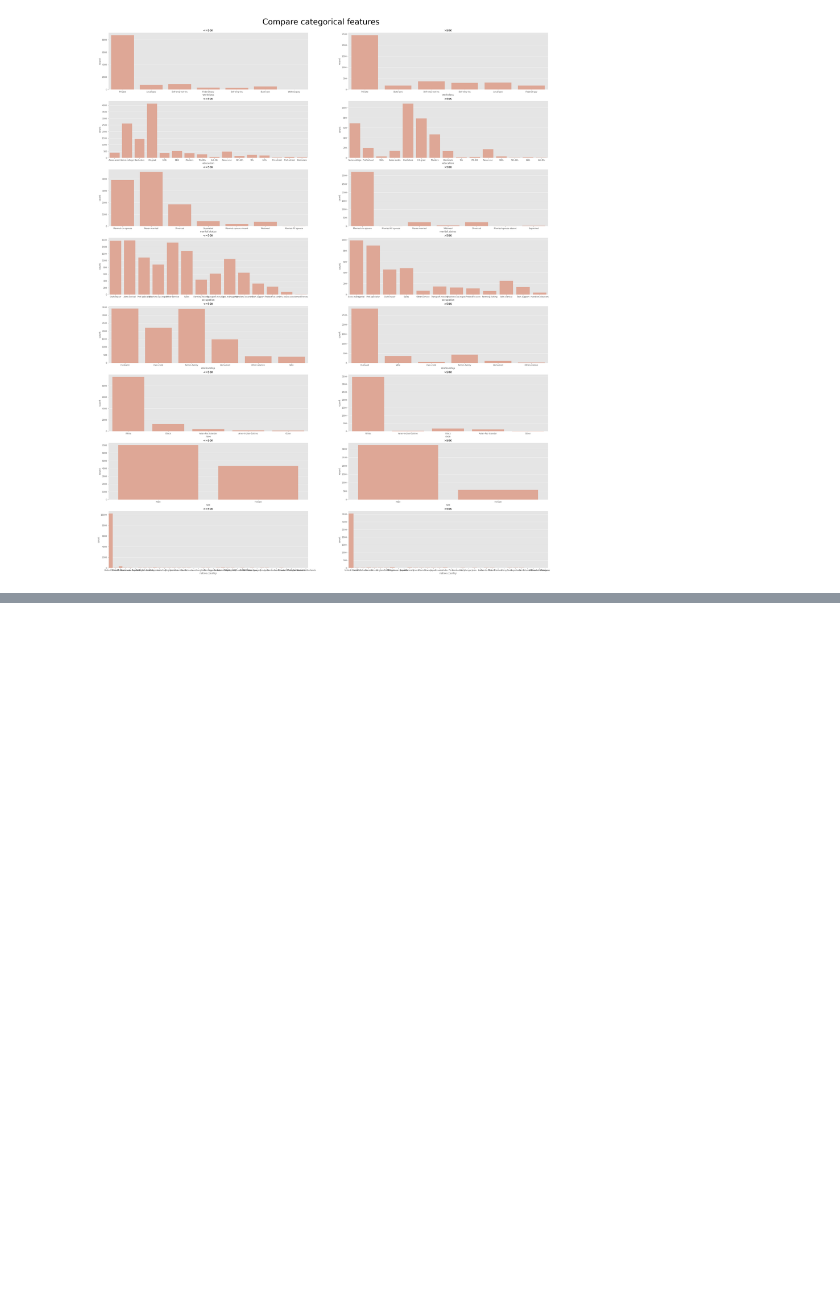
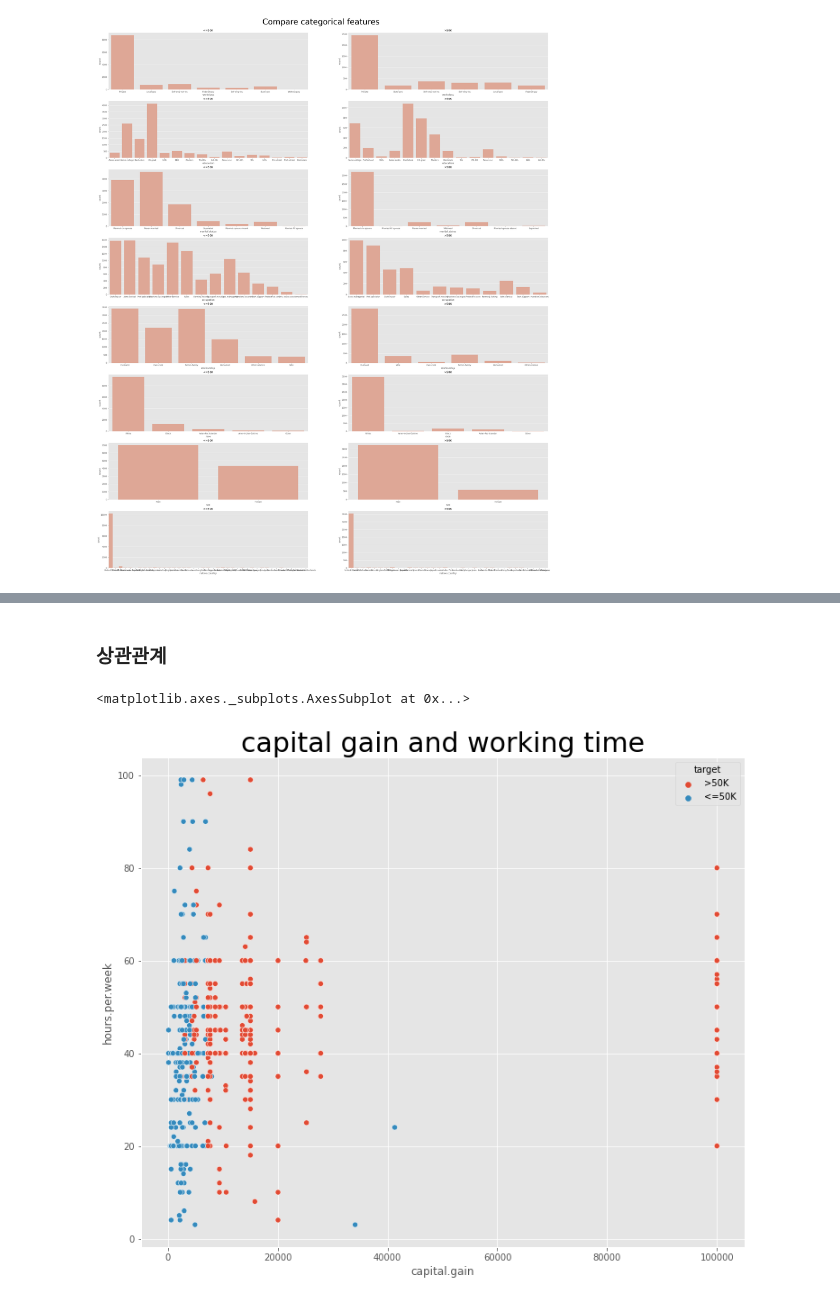
Before and after one commit to JJungEEun/dacon, a Jupyter notebook: 소득예측경진대회/소득예측경진대회.ipynb, the cells around one changed output, grey strips where cells are left out. Cells and saved outputs as stored; diff of their text form; code cells hidden in the pictures; blank space fills up the shorter version.

```diff
--- a/소득예측경진대회/소득예측경진대회.ipynb
+++ b/소득예측경진대회/소득예측경진대회.ipynb
@@ -175,0 +277,10 @@ train_numeric.head()
+# %% [markdown]
+### 상관관계
+# %%
+plt.style.use('ggplot')
+plt.figure(figsize=(12, 10))
+plt.title('capital gain and working time', fontsize = 30)
+sns.scatterplot(x = 'capital.gain',  y= 'hours.per.week', hue= 'target', data= train[train['capital.gain'] > 0]) #산포도를 확실하게 차이나도록  시각화 해주기 위하여 capital.gain에서 0값을 제외
+# %% [output]
+<matplotlib.axes._subplots.AxesSubplot at 0x...>
+[figure, added]
```
Also changed, not shown: parts of 32 cells of this notebook.
